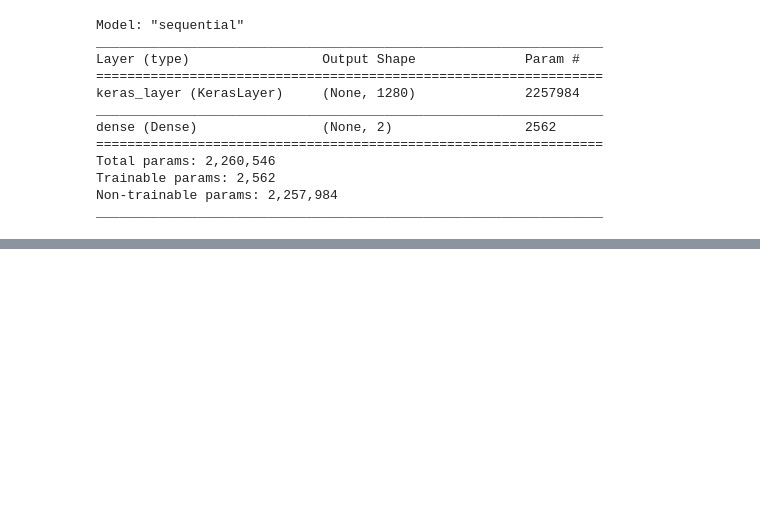
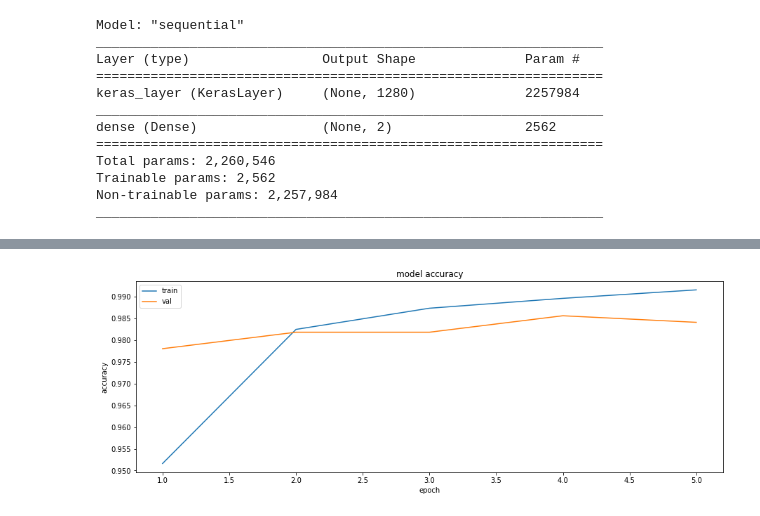
Before and after one commit to Rahulraj31/Dogs_vs_Cat_Classification, a Jupyter notebook: Dogs_vs_Cat.ipynb, the cells around one changed output, grey strips where cells are left out. Cells and saved outputs as stored; diff of their text form; code cells hidden in the pictures; blank space fills up the shorter version.

```diff
--- a/Dogs_vs_Cat.ipynb
+++ b/Dogs_vs_Cat.ipynb
@@ -109,7 +112,7 @@ X.shape,y.shape
 ((4400, 224, 224, 3), (4400,))
 # %%
 from sklearn.model_selection import train_test_split
-X_train, X_test, y_train, y_test = train_test_split(X, y, test_size=0.30 ,random_state=0)
+X_train, X_val, y_train, y_val = train_test_split(X, y, test_size=0.30 ,random_state=0)
 # %%
 feature_extractor_model = "https://tfhub.dev/google/tf2-preview/mobilenet_v2/feature_vector/4"
 
@@ -135,3 +138,14 @@ Total params: 2,260,546
 Trainable params: 2,562
 Non-trainable params: 2,257,984
 _________________________________________________________________
+# %%
+# Scaling the image
+X_train_scaled = X_train / 255
+X_val_scaled = X_val / 255
+# %%
+model.compile(
+    optimizer="adam",
+    loss=keras.losses.SparseCategoricalCrossentropy(from_logits=True),
+    metrics=['acc']
+)
+history = model.fit(X_train_scaled, y_train,validation_data=(X_val_scaled,y_val),epochs=5)
@@ -137,0 +163,13 @@ _________________________________________________________________
+# %%
+plt.figure(figsize=(15,5))
+epochs=range(1,len(history.history['val_acc'])+1)
+
+plt.plot(epochs,history.history['acc'])
+plt.plot(epochs,history.history['val_acc'])
+plt.title('model accuracy')
+plt.ylabel('accuracy')
+plt.xlabel('epoch')
+plt.legend(['train', 'val'], loc='upper left')
+plt.show()
+# %% [output]
+[figure, added]
```
Also changed, not shown: parts of 16 cells of this notebook.
